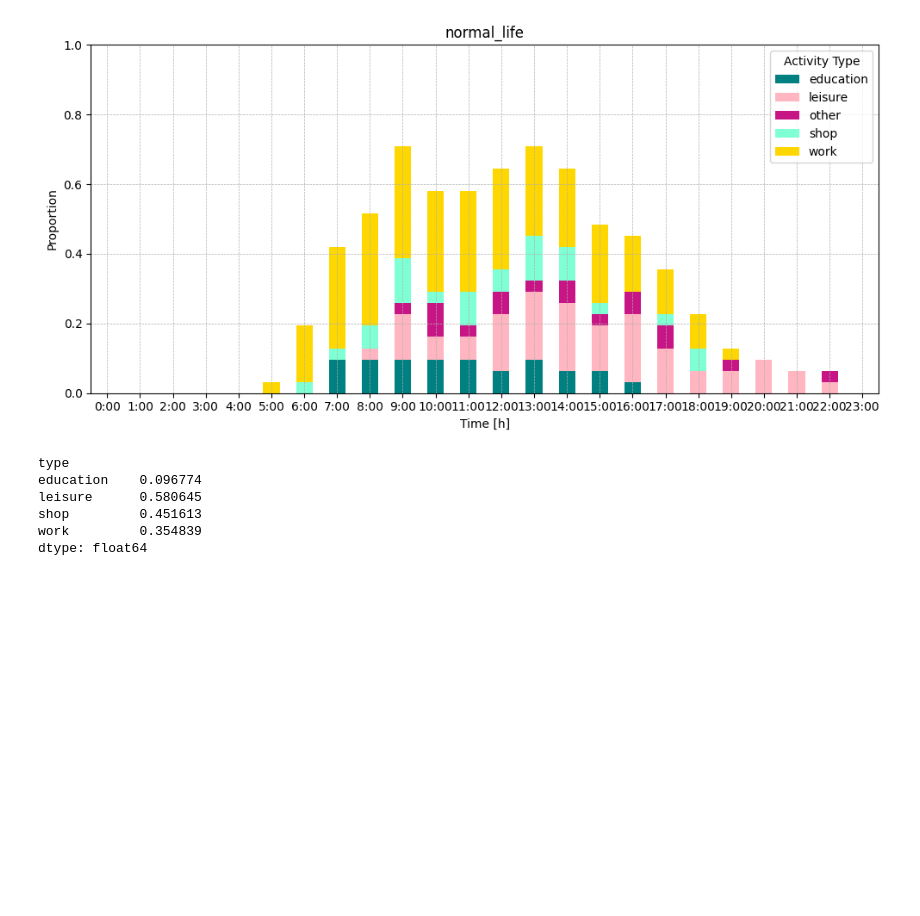
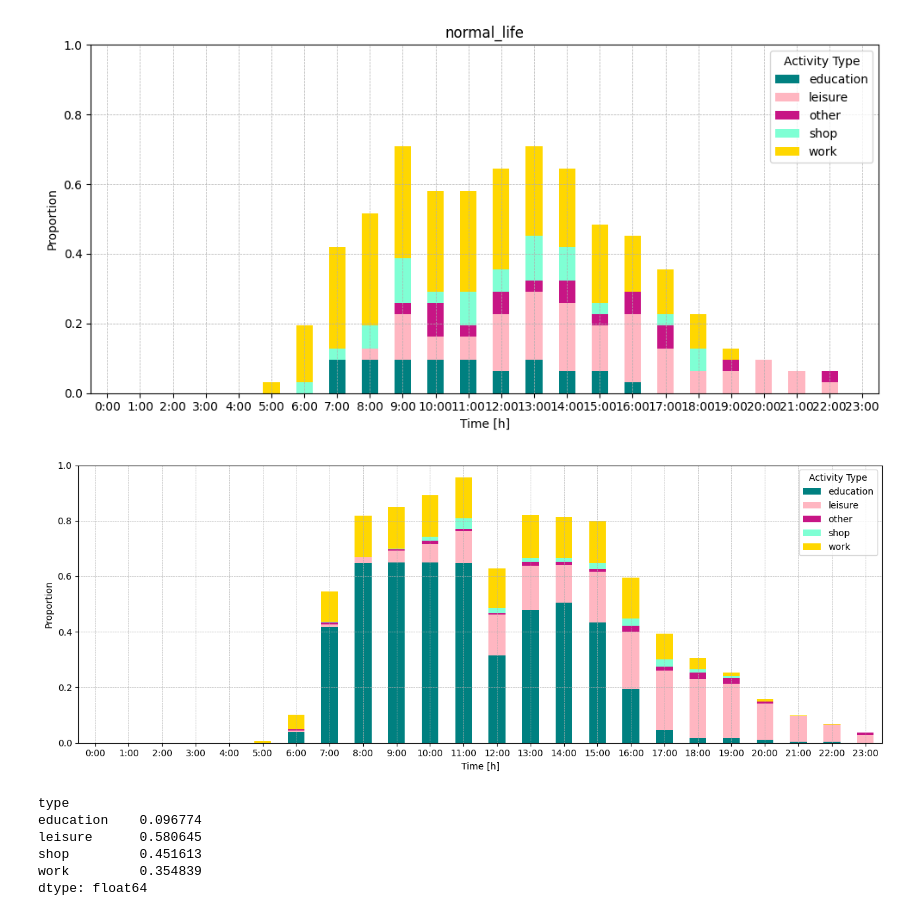
Before and after one commit to phellich/scheduling, a Jupyter notebook: Post-processing.ipynb, the cells around one changed output. Saved outputs shown, nothing was run; the diff lists cells and outputs as text; code cells hidden in the pictures; blank space fills up the shorter version.

```diff
--- a/Post-processing.ipynb
+++ b/Post-processing.ipynb
@@ -450,6 +421,31 @@ plot_observed_ToD_activity_frequency(hour_activity_proportion)
 # orig_sched_samp_filt.head()
 # %% [output]
 [figure]
+# %%
+pd.options.mode.chained_assignment = None  # default='warn'
+population_local = population_vaud[population_vaud['local'] == LOCAL]
+students_ids = population_local[(population_local['age'] >= 10) & (population_local['age'] <= 18)]['id']
+students_schedule = activity_vaud[activity_vaud['id'].isin(students_ids)]
+students_schedule_filt = students_schedule[~students_schedule['type'].isin(['pt interaction', 'home'])]
+
+students_schedule_filt.loc[:, 'start_datetime'] = pd.to_datetime(
+    students_schedule_filt['start_time'],
+    errors='coerce',
+    format='%H:%M:%S'
+).fillna(pd.Timestamp('1900-01-01 00:00:00'))
+students_schedule_filt.loc[:, 'end_datetime'] = pd.to_datetime(
+    students_schedule_filt['end_time'],
+    errors='coerce',
+    format='%H:%M:%S'
+).fillna(pd.Timestamp('1900-01-01 23:59:00'))
+
+students_schedule_filt['duration'] = students_schedule_filt['end_datetime'] - students_schedule_filt['start_datetime']
+
+hour_activity_proportion = construct_observed_ToD_activity_frequency(students_schedule_filt, 'type')
+plot_observed_ToD_activity_frequency(hour_activity_proportion)
+# orig_sched_samp_filt.head()
+# %% [output]
+[figure, added]
 # %%
 calculate_activity_proportions(orig_sched_samp_filt, 'type', p=True)
 calculate_activity_proportions(results_clean, 'group')
```
Also changed, not shown: parts of 5 cells of this notebook, 32 other files.
